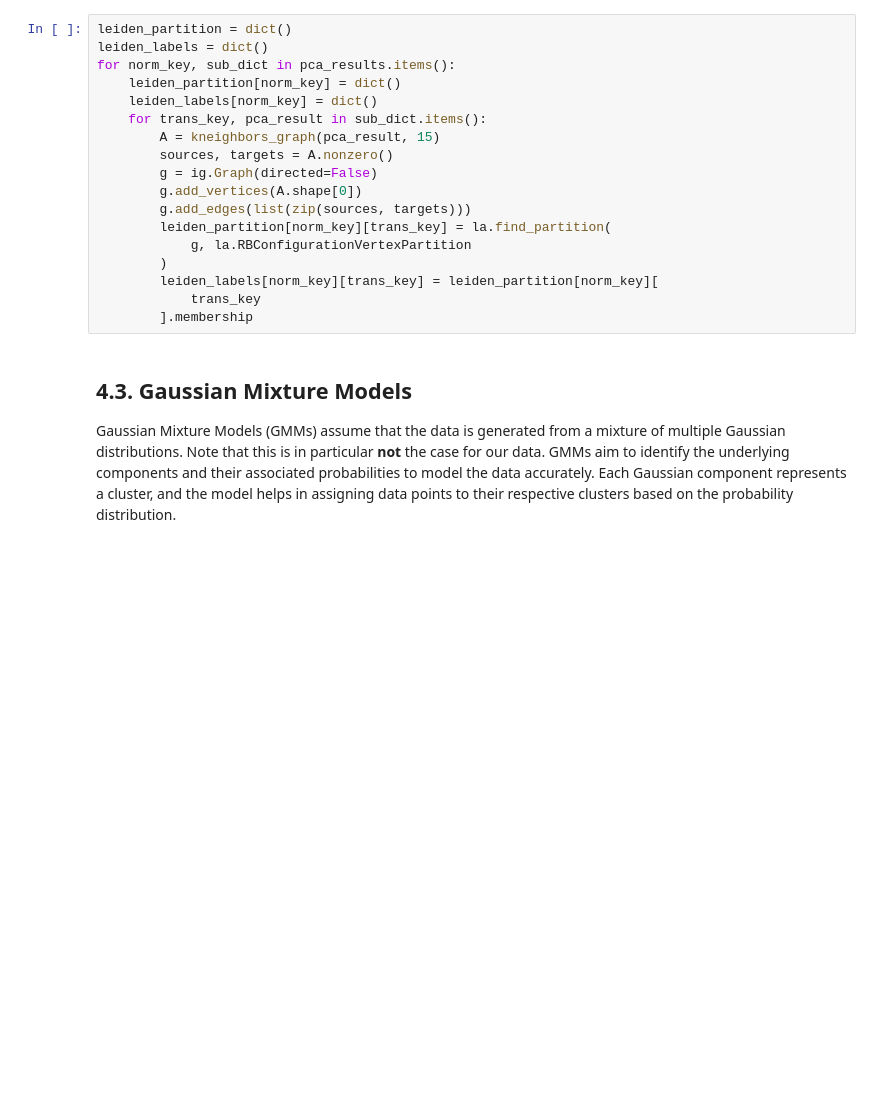
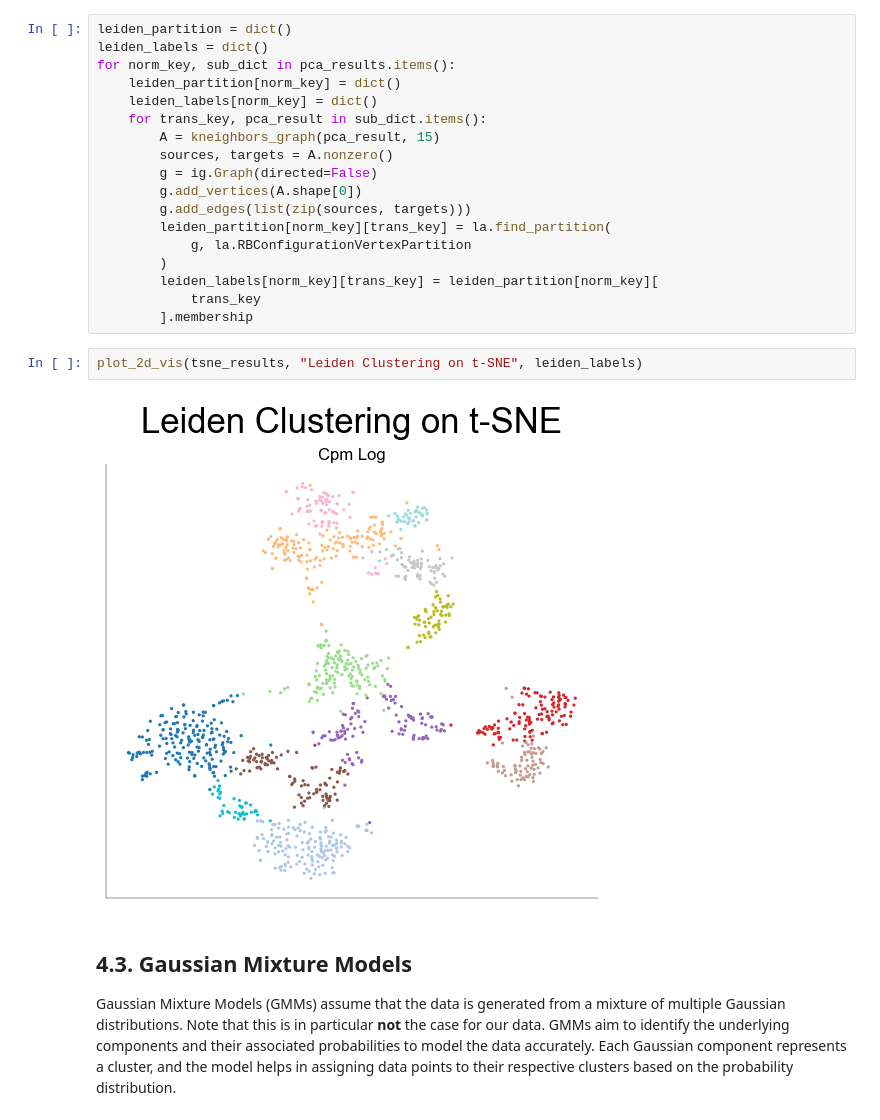
Before and after one commit to H-Kugler/neural-data-science, a Jupyter notebook: final_project/practical03_hand_in.ipynb, the cells around one changed output. Cells and saved outputs as stored; diff of their text form; blank space fills up the shorter version.

```diff
--- a/final_project/practical03_hand_in.ipynb
+++ b/final_project/practical03_hand_in.ipynb
@@ -1012,6 +1032,10 @@ for norm_key, sub_dict in pca_results.items():
         leiden_labels[norm_key][trans_key] = leiden_partition[norm_key][
             trans_key
         ].membership
+# %%
+plot_2d_vis(tsne_results, "Leiden Clustering on t-SNE", leiden_labels)
+# %% [output]
+[figure, added]
 # %% [markdown]
 ## 4.3. Gaussian Mixture Models
 
```
Also changed, not shown: parts of 20 cells of this notebook, 1 other file.
